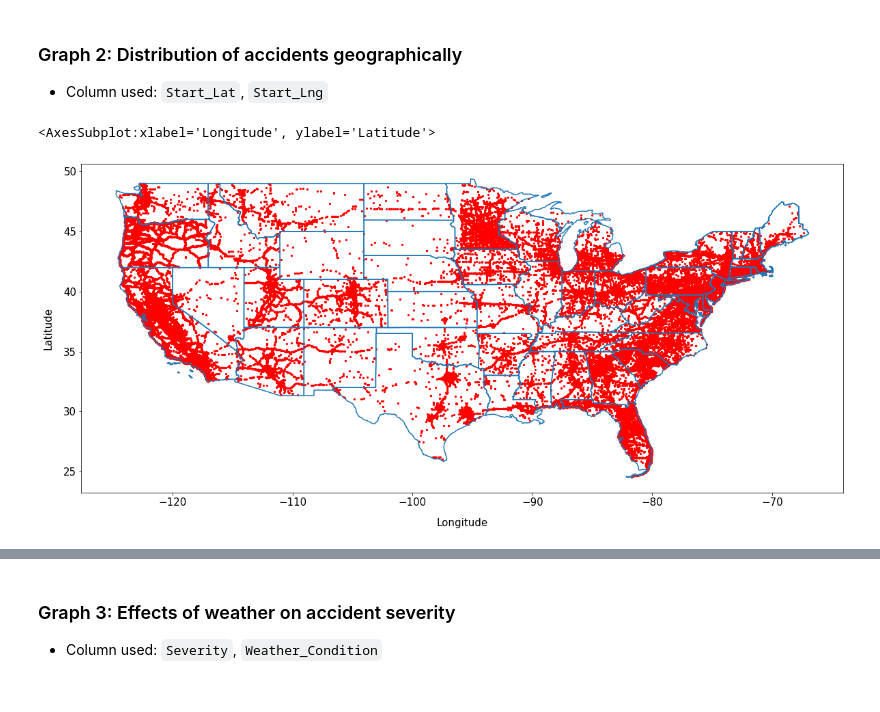
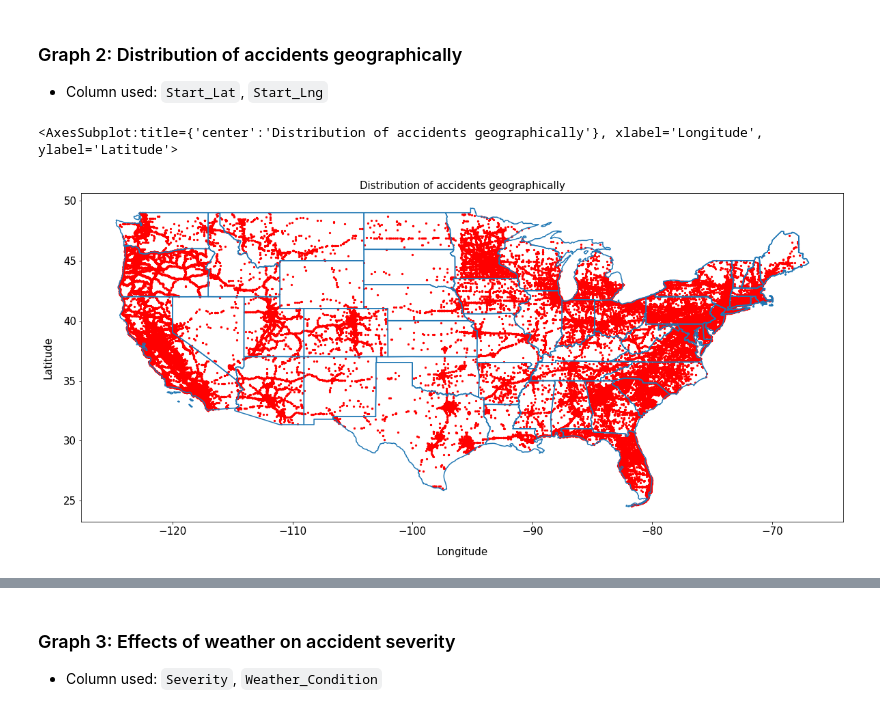
Before and after one commit to s3818311/PDS, a Jupyter notebook: assignment2.ipynb, the cells around one changed output, grey strips where cells are left out. Drawn from its saved outputs; the diff is of its cells as text; code cells hidden in the pictures.

```diff
--- a/main.ipynb
+++ b/assignment2.ipynb
@@ -1829,12 +1830,13 @@ states = states.to_crs("EPSG:4326")
 # %%
 ax = gdf.plot(ax=states.boundary.plot(figsize=(20,15)), marker="o", color="red", markersize=5)
 ax.set_xlabel("Longitude", fontsize=15, labelpad=15)
 ax.set_ylabel("Latitude", fontsize=15, labelpad=15)
 ax.tick_params(labelsize=15)
+ax.set_title("Distribution of accidents geographically", fontsize=15)
 ax
 # %% [output]
-<AxesSubplot:xlabel='Longitude', ylabel='Latitude'>
+<AxesSubplot:title={'center':'Distribution of accidents geographically'}, xlabel='Longitude', ylabel='Latitude'>
-[figure, old version]
+[figure, new version]
 # %% [markdown]
 * This graph is made with the `Start_Lng` and `Start_Lat` column, and with the help of the `geopandas` and `Shapely` libraries. The graph takes in the Latitude and Longitude coordinates of the dataset and plot it against a map of the Contiguous US to see the precise position where the accidents happened.
 
```
Also changed, not shown: parts of 3 cells of this notebook, 5 other files.
